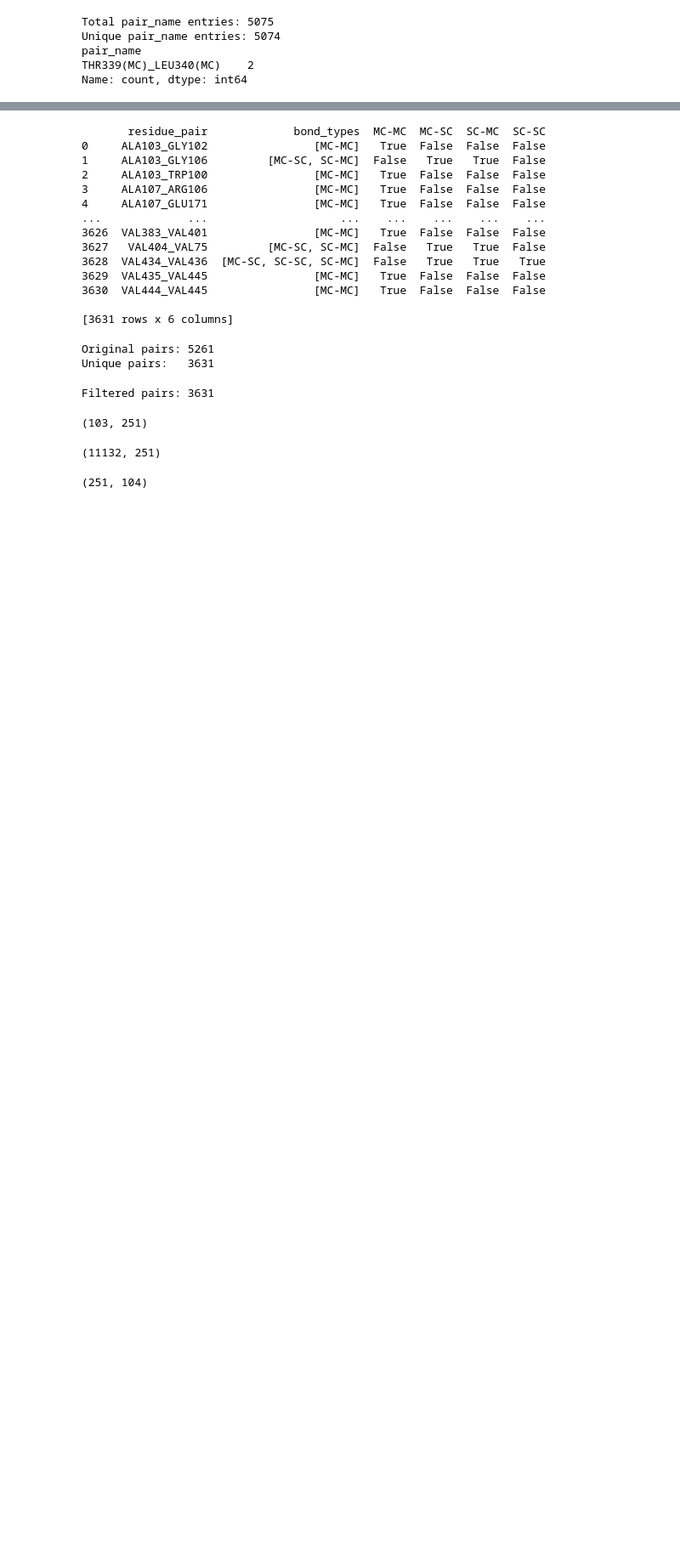
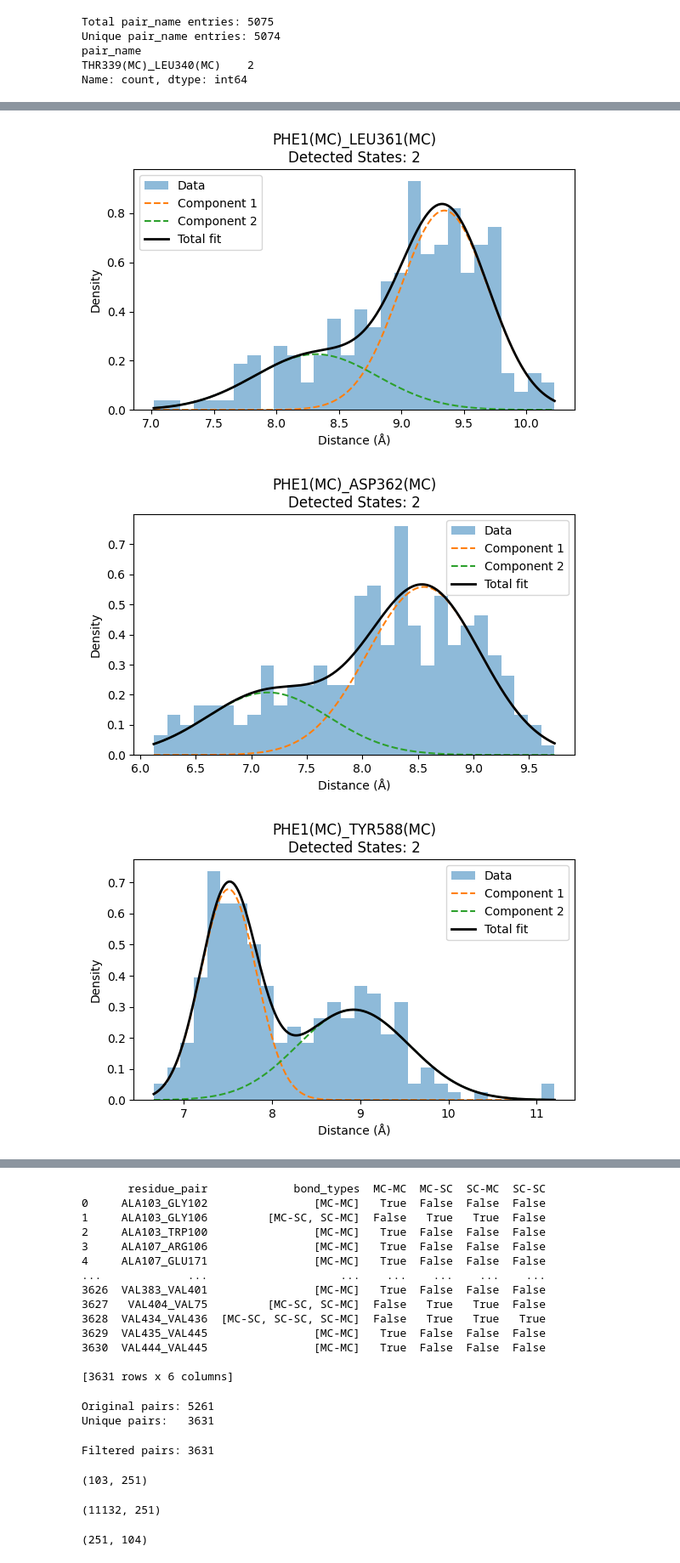
Before and after one commit to molecularmachinist/bondflow, a Jupyter notebook: salt_bridge_analysis/sb_analysis.ipynb, the cells around one changed output, grey strips where cells are left out. Shown at 85% size. Drawn from its saved outputs; the diff is of its cells as text; code cells hidden in the pictures; blank space fills up the shorter version.

```diff
--- a/salt_bridge_analysis/sb_analysis.ipynb
+++ b/salt_bridge_analysis/sb_analysis.ipynb
@@ -223,0 +400,14 @@ ValueError: zero-size array to reduction operation minimum which has no identity
+# %%
+gmm_summary, gmm_models = detect_residue_pair_states(
+    df,
+    max_components=3,
+    plot=True,          # show plots
+    max_plots=5,        # limit to first 5 for readability
+    return_filtered=True
+)
+
+print(gmm_summary[["pair_name", "bond_type", "n_states", "means"]])
+# %% [output]
+[figure, added]
+[figure, added]
+[figure, added]
```
Also changed, not shown: parts of 10 cells of this notebook, 1 other file.
